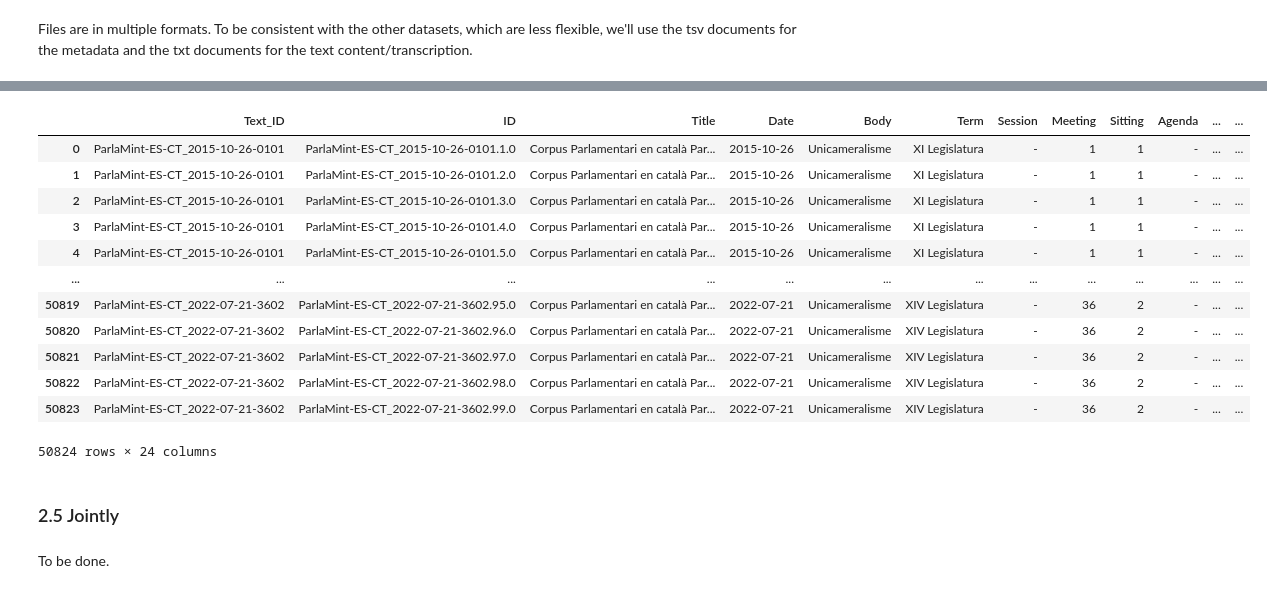
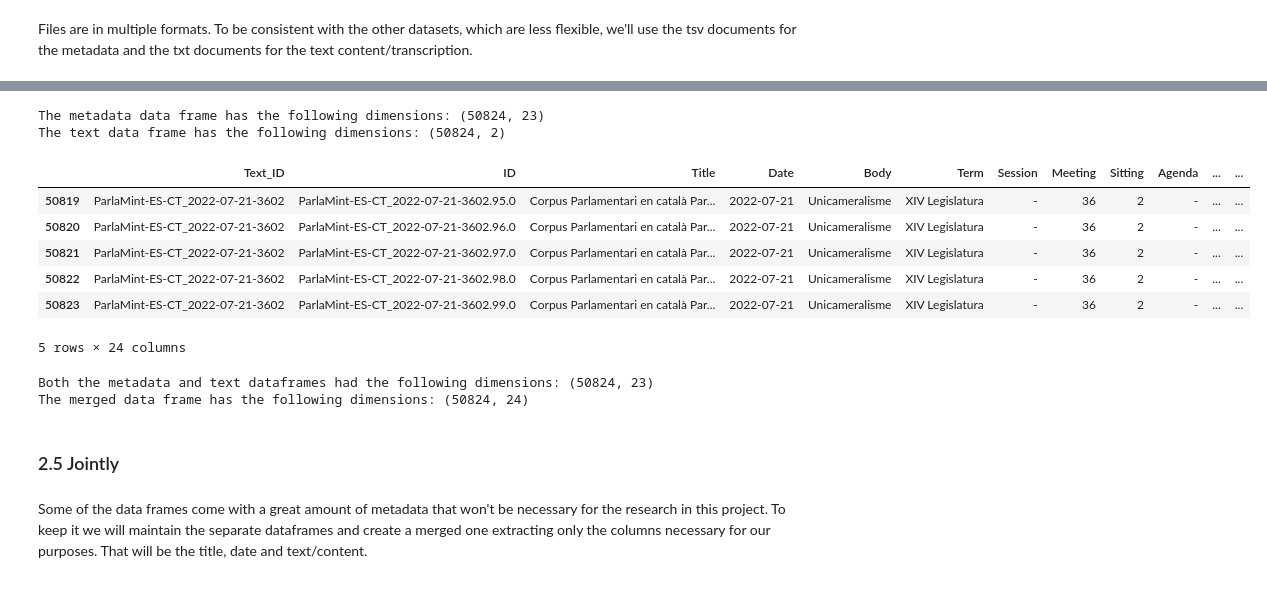
Before and after one commit to Data-Science-for-Linguists-2025/Linguistic-Markers-Catalan-Substitution, a Jupyter notebook: Data_Curation.ipynb, the cells around one changed output, grey strips where cells are left out. Saved outputs shown, nothing was run; the diff lists cells and outputs as text; code cells hidden in the pictures.

```diff
--- a/Data_Curation.ipynb
+++ b/Data_Curation.ipynb
@@ -350,8 +200,10 @@ metadata_df
 # %%
 #ParlaMint part 2 - txt/content
 
+# loading all text files
 text_files = glob.glob(os.path.join(data_path, "**", "*.txt"), recursive=True)
 
+# reading in and concatenating all text files
 text_list = []
 for file in text_files:
     if "README" not in file: # avoiding the README.txt getting mixed up with our data
@@ -360,10 +212,10 @@ for file in text_files:
 
 text_df = pd.concat(text_list)
 
-text_df = text_df.dropna()
-
+# giving name columns ID and Text to the dataframe columns
 text_df = text_df.rename(columns ={0: "ID", 1:"Text"})
 
-text_df
+# taking a quick look at the txt files dataframe
+text_df.tail()
 # %% [output]
 |  | ID | Text |
@@ -383,0 +227,7 @@ text_df
+# %%
+# let's compare the two data frames text and metadata to see if we can merge them
+print("The metadata data frame has the following dimensions:", metadata_df.shape)
+print("The text data frame has the following dimensions:", text_df.shape)
+# %% [output]
+The metadata data frame has the following dimensions: (50824, 23)
+The text data frame has the following dimensions: (50824, 2)
@@ -385,17 +239,19 @@ text_df
 parlaMint_df = metadata_df.merge(text_df, on="ID", how="outer")
 # %%
-parlaMint_df
+# taking a quick look at the ParlaMint dataframe
+parlaMint_df.tail()
 # %% [output]
 |  | Text_ID | ID | Title | Date | Body | Term | Session | Meeting | Sitting | Agenda | ... | ... |
-| 0 | ParlaMint-ES-CT_2015-10-26-0101 | ParlaMint-ES-CT_2015-10-26-0101.1.0 | Corpus Parlamentari en català Par... | 2015-10-26 | Unicameralisme | XI Legislatura | - | 1 | 1 | - | ... | ... |
-| 1 | ParlaMint-ES-CT_2015-10-26-0101 | ParlaMint-ES-CT_2015-10-26-0101.2.0 | Corpus Parlamentari en català Par... | 2015-10-26 | Unicameralisme | XI Legislatura | - | 1 | 1 | - | ... | ... |
-| 2 | ParlaMint-ES-CT_2015-10-26-0101 | ParlaMint-ES-CT_2015-10-26-0101.3.0 | Corpus Parlamentari en català Par... | 2015-10-26 | Unicameralisme | XI Legislatura | - | 1 | 1 | - | ... | ... |
-| 3 | ParlaMint-ES-CT_2015-10-26-0101 | ParlaMint-ES-CT_2015-10-26-0101.4.0 | Corpus Parlamentari en català Par... | 2015-10-26 | Unicameralisme | XI Legislatura | - | 1 | 1 | - | ... | ... |
-| 4 | ParlaMint-ES-CT_2015-10-26-0101 | ParlaMint-ES-CT_2015-10-26-0101.5.0 | Corpus Parlamentari en català Par... | 2015-10-26 | Unicameralisme | XI Legislatura | - | 1 | 1 | - | ... | ... |
-| ... | ... | ... | ... | ... | ... | ... | ... | ... | ... | ... | ... | ... |
 | 50819 | ParlaMint-ES-CT_2022-07-21-3602 | ParlaMint-ES-CT_2022-07-21-3602.95.0 | Corpus Parlamentari en català Par... | 2022-07-21 | Unicameralisme | XIV Legislatura | - | 36 | 2 | - | ... | ... |
 | 50820 | ParlaMint-ES-CT_2022-07-21-3602 | ParlaMint-ES-CT_2022-07-21-3602.96.0 | Corpus Parlamentari en català Par... | 2022-07-21 | Unicameralisme | XIV Legislatura | - | 36 | 2 | - | ... | ... |
 | 50821 | ParlaMint-ES-CT_2022-07-21-3602 | ParlaMint-ES-CT_2022-07-21-3602.97.0 | Corpus Parlamentari en català Par... | 2022-07-21 | Unicameralisme | XIV Legislatura | - | 36 | 2 | - | ... | ... |
 | 50822 | ParlaMint-ES-CT_2022-07-21-3602 | ParlaMint-ES-CT_2022-07-21-3602.98.0 | Corpus Parlamentari en català Par... | 2022-07-21 | Unicameralisme | XIV Legislatura | - | 36 | 2 | - | ... | ... |
 | 50823 | ParlaMint-ES-CT_2022-07-21-3602 | ParlaMint-ES-CT_2022-07-21-3602.99.0 | Corpus Parlamentari en català Par... | 2022-07-21 | Unicameralisme | XIV Legislatura | - | 36 | 2 | - | ... | ... |
-50824 rows × 24 columns
+5 rows × 24 columns
+# %%
+# re-checking dimensions
+print("Both the metadata and text dataframes had the following dimensions:", metadata_df.shape)
+print("The merged data frame has the following dimensions:", parlaMint_df.shape)
+# %% [output]
+Both the metadata and text dataframes had the following dimensions: (50824, 23)
+The merged data frame has the following dimensions: (50824, 24)
@@ -402,4 +261,4 @@ parlaMint_df
 # %% [markdown]
 ### 2.5 Jointly
 # %% [markdown]
-To be done.
+Some of the data frames come with a great amount of metadata that won't be necessary for the research in this project. To keep it we will maintain the separate dataframes and create a merged one extracting only the columns necessary for our purposes. That will be the title, date and text/content.
```
Also changed, not shown: parts of 36 cells of this notebook.
